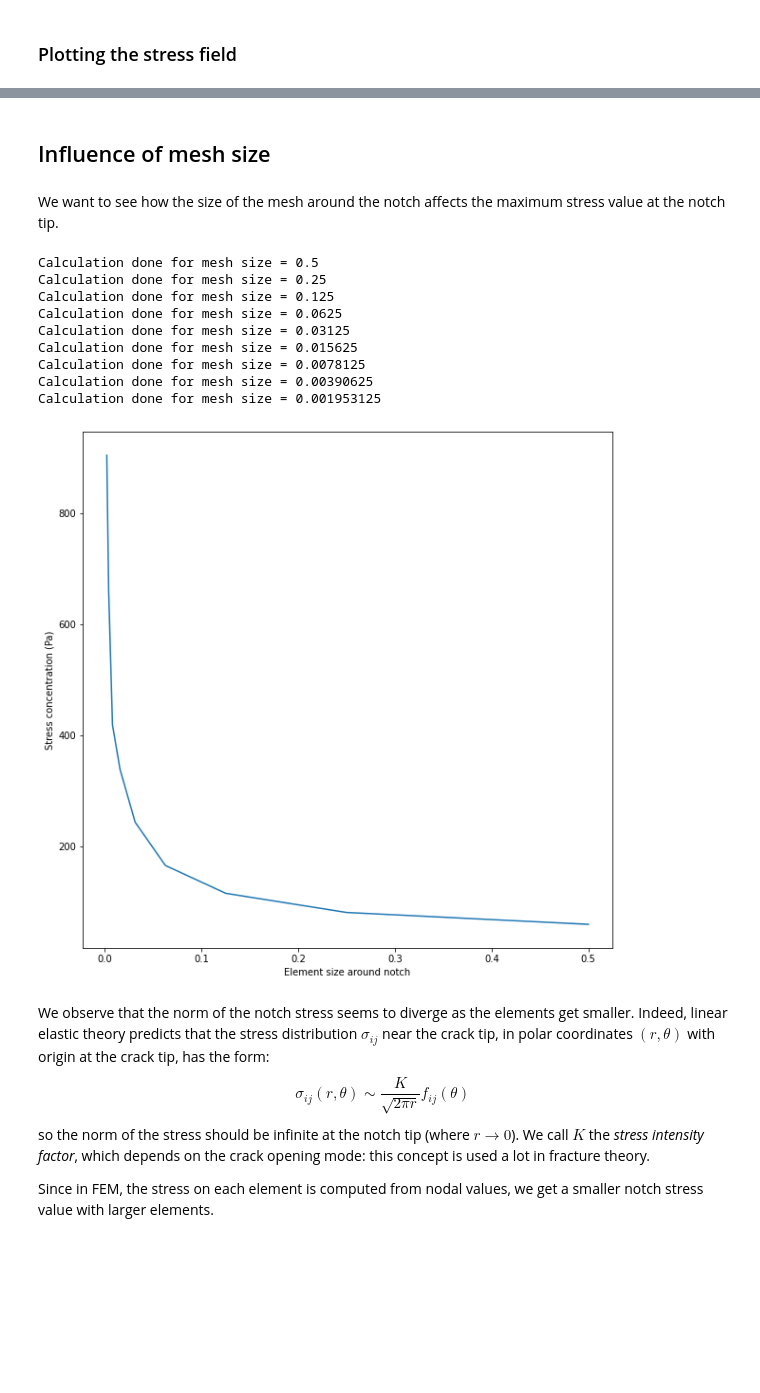
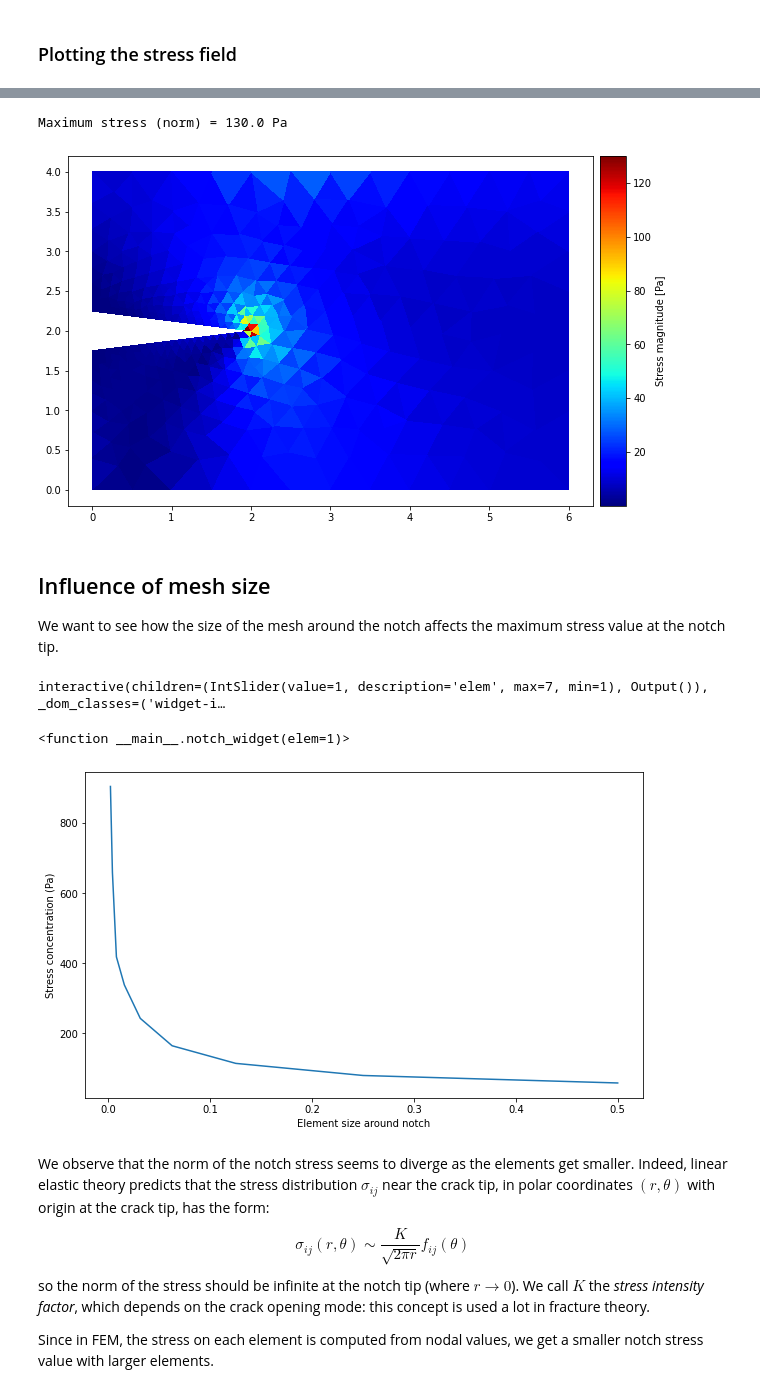
Before and after one commit to ArthurCornet/notebook-FEM, a Jupyter notebook: plate-notch.ipynb, the cells around one changed output, grey strips where cells are left out. Drawn from its saved outputs; the diff is of its cells as text; code cells hidden in the pictures; blank space fills up the shorter version.

```diff
--- a/plate-notch.ipynb
+++ b/plate-notch.ipynb
@@ -39,10 +43,12 @@ aka.parseInput(material_file)
 *Gmsh* mesher is used to generate a triangular mesh loadable with Akantu.
 # %%
 # Geometric parameters
-
 w = 6.      # width (x-axis)
 l = 4.      # length (y-axis)
 h1 = 0.1    # characteristic mesh size around the notch
 h2 = 0.5    # characteristic mesh size in corners
 R = 2.      # length of crack
 s = 0.5     # crack opening size
+
+# Write mesh
+mesh = write_mesh(w, l, h1, h2, R, s)
@@ -114,6 +54,0 @@ Mesh generated
-# %%
-# reading the mesh
-spatial_dimension = 2
-mesh_file = 'plate.msh'
-mesh = aka.Mesh(spatial_dimension)
-mesh.read(mesh_file)
@@ -120 +61,5 @@ mesh.read(mesh_file)
+# %%
+traction = [0,10]
+
+model = solve_FEM(mesh, traction)
 # %% [markdown]
@@ -191,4 +75,9 @@ Maximum stress (norm) = 130.0 Pa
-# %% [markdown]
-## Influence of mesh size
+# %%
+plot_stress(mesh, model)
+# %% [output]
+Maximum stress (norm) = 130.0 Pa
+[figure, added]
 # %% [markdown]
+## Influence of mesh size
+
 We want to see how the size of the mesh around the notch affects the maximum stress value at the notch tip.
@@ -272,26 +84,37 @@ def get_notch_stress(mesh_size):
+# %%
+def notch_stress(mesh_size):
+    """
+    Returns stress concentration at notch tip, for a given mesh size around it
+    """
+    mesh = write_mesh(w, l, mesh_size, h2, R, s)
+    model = solve_FEM(mesh, traction)
+    stress_field = model.getMaterial(0).getStress(aka._triangle_3)
+    notch_stress = np.max(np.linalg.norm(stress_field, axis=1))
+    return notch_stress
+
+def notch_widget(elem=1):
+    h1 = 0.5**elem
+    mesh = write_mesh(w, l, h1, h2, R, s)
+    model = solve_FEM(mesh, traction)
+    plot_stress(mesh, model, max_stress=420, zoom=True)
+# %%
+widgets.interact(notch_widget, elem=widgets.IntSlider(min=1, max=7, step=1))
+# %% [output]
+interactive(children=(IntSlider(value=1, description='elem', max=7, min=1), Output()), _dom_classes=('widget-i…
+<function __main__.notch_widget(elem=1)>
 # %%
 h = 0.5**np.arange(1,10) # mesh sizes
-
 notch_stress_list = []
 for mesh_size in h:
-    notch_stress_list.append(get_notch_stress(mesh_size))
-    print('Calculation done for mesh size = {h}'.format(h = mesh_size))
-
-plt.plot(h,notch_stress_list)
+    notch_stress_list.append(notch_stress(mesh_size))
+    #print('Calculation done for mesh size = {h}'.format(h = mesh_size))
+plt.figure(figsize=(10, 6))
+plt.plot(h, notch_stress_list)
 plt.xlabel('Element size around notch')
 plt.ylabel('Stress concentration (Pa)')
 plt.show()
 # %% [output]
-Calculation done for mesh size = 0.5
-Calculation done for mesh size = 0.25
-Calculation done for mesh size = 0.125
-Calculation done for mesh size = 0.0625
-Calculation done for mesh size = 0.03125
-Calculation done for mesh size = 0.015625
-Calculation done for mesh size = 0.0078125
-Calculation done for mesh size = 0.00390625
-Calculation done for mesh size = 0.001953125
-[figure, old version]
+[figure, new version]
 # %% [markdown]
 We observe that the norm of the notch stress seems to diverge as the elements get smaller. Indeed, linear elastic theory predicts that the stress distribution $\sigma _{ij}$ near the crack tip, in polar coordinates $(r, \theta)$ with origin at the crack tip, has the form:
 $$
```
Also changed, not shown: parts of 21 cells of this notebook.
